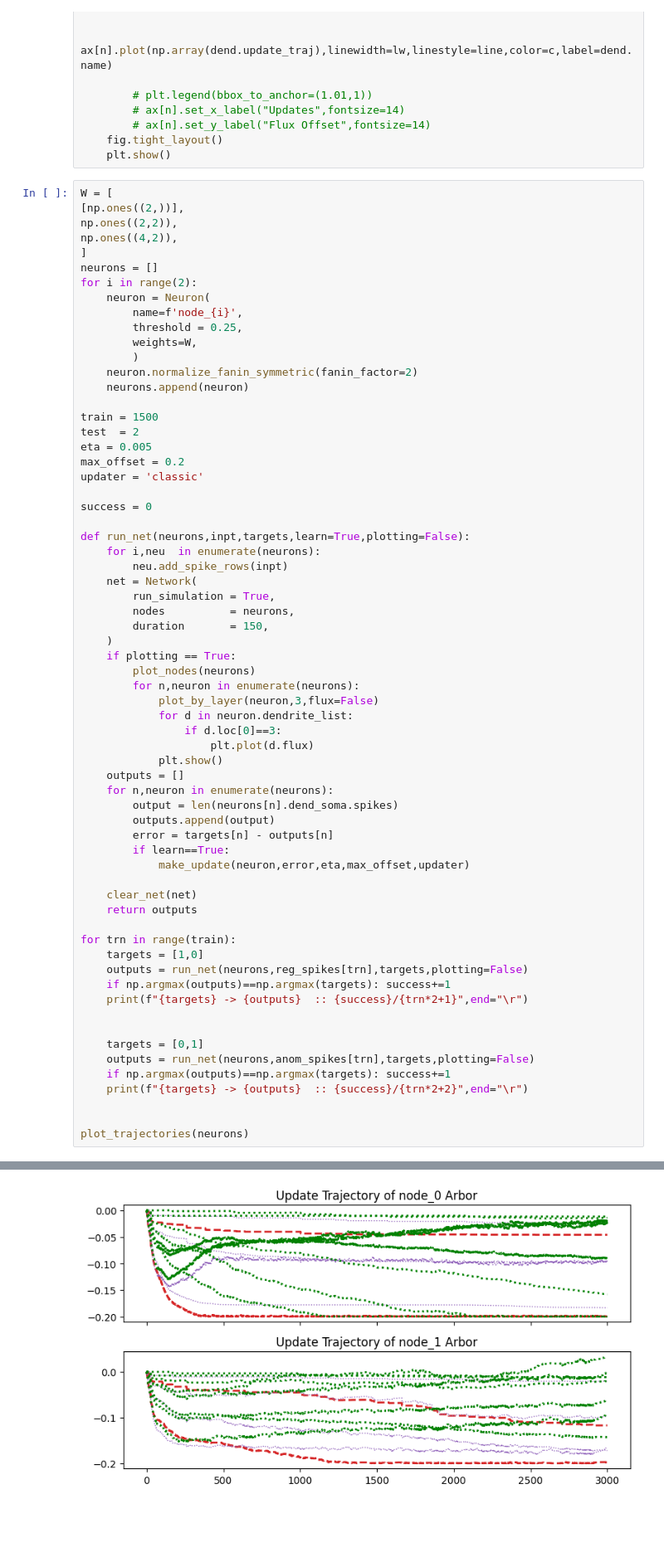
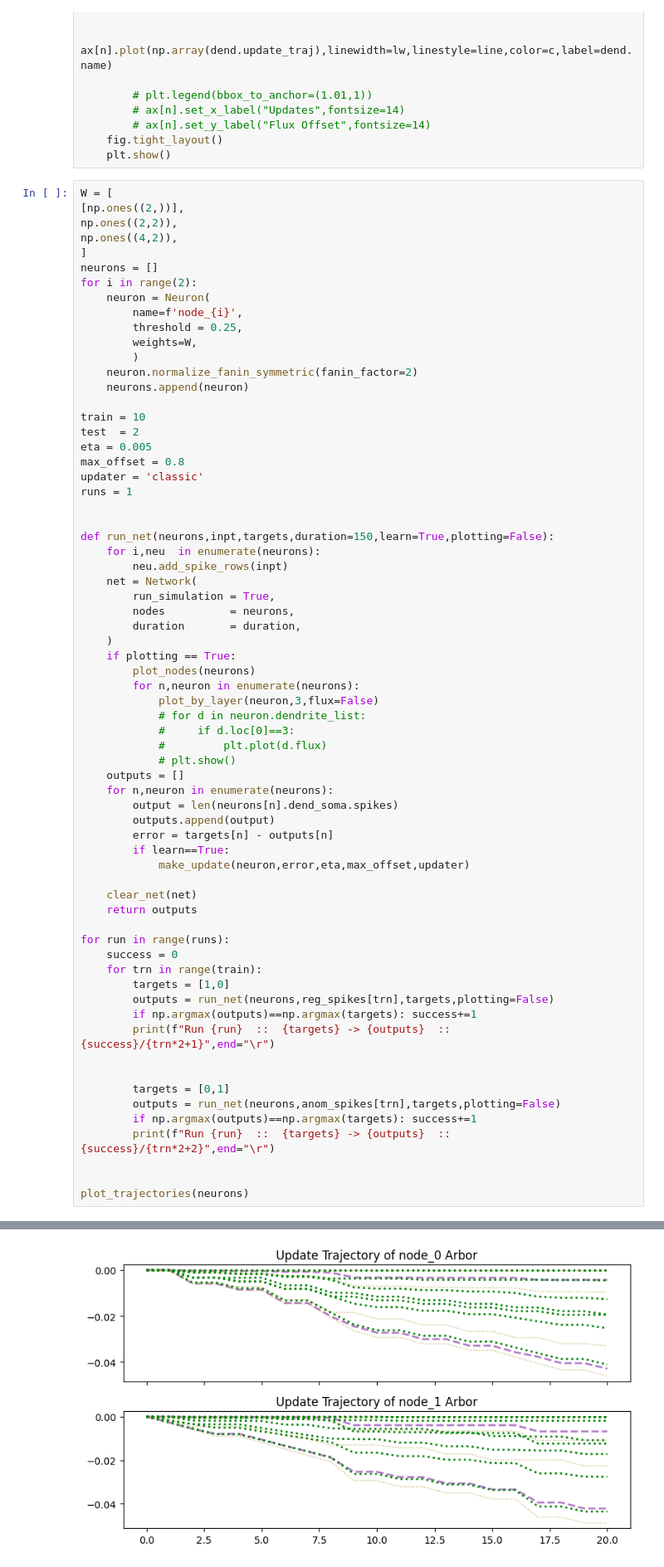
Before and after one commit to ryangitsit/slim_soens, a Jupyter notebook: experiments/ecg.ipynb, the cells around one changed output, grey strips where cells are left out. Shown at 83% size. Drawn from its saved outputs; the diff is of its cells as text; blank space fills up the shorter version.

```diff
--- a/experiments/ecg.ipynb
+++ b/experiments/ecg.ipynb
@@ -223,30 +223,30 @@ for i in range(2):
     neuron.normalize_fanin_symmetric(fanin_factor=2)
     neurons.append(neuron)
 
-train = 1500
+train = 10
 test  = 2
 eta = 0.005
-max_offset = 0.2
+max_offset = 0.8
 updater = 'classic'
+runs = 1
 
-success = 0
 
-def run_net(neurons,inpt,targets,learn=True,plotting=False):
+def run_net(neurons,inpt,targets,duration=150,learn=True,plotting=False):
     for i,neu  in enumerate(neurons):
         neu.add_spike_rows(inpt)
     net = Network(
         run_simulation = True,
         nodes          = neurons,
-        duration       = 150,
+        duration       = duration,
     )
     if plotting == True:
         plot_nodes(neurons)
         for n,neuron in enumerate(neurons):
             plot_by_layer(neuron,3,flux=False)
-            for d in neuron.dendrite_list:
-                if d.loc[0]==3:
-                    plt.plot(d.flux)
-            plt.show()
+            # for d in neuron.dendrite_list:
+            #     if d.loc[0]==3:
+            #         plt.plot(d.flux)
+            # plt.show()
     outputs = []
     for n,neuron in enumerate(neurons):
         output = len(neurons[n].dend_soma.spikes)
@@ -258,17 +258,19 @@ def run_net(neurons,inpt,targets,learn=True,plotting=False):
     clear_net(net)
     return outputs
 
-for trn in range(train):
-    targets = [1,0]
-    outputs = run_net(neurons,reg_spikes[trn],targets,plotting=False)
-    if np.argmax(outputs)==np.argmax(targets): success+=1
-    print(f"{targets} -> {outputs}  :: {success}/{trn*2+1}",end="\r")
+for run in range(runs):
+    success = 0
+    for trn in range(train):
+        targets = [1,0]
+        outputs = run_net(neurons,reg_spikes[trn],targets,plotting=False)
+        if np.argmax(outputs)==np.argmax(targets): success+=1
+        print(f"Run {run}  ::  {targets} -> {outputs}  :: {success}/{trn*2+1}",end="\r")
 
 
-    targets = [0,1]
-    outputs = run_net(neurons,anom_spikes[trn],targets,plotting=False)
-    if np.argmax(outputs)==np.argmax(targets): success+=1
-    print(f"{targets} -> {outputs}  :: {success}/{trn*2+2}",end="\r")
+        targets = [0,1]
+        outputs = run_net(neurons,anom_spikes[trn],targets,plotting=False)
+        if np.argmax(outputs)==np.argmax(targets): success+=1
+        print(f"Run {run}  ::  {targets} -> {outputs}  ::  {success}/{trn*2+2}",end="\r")
 
 
 plot_trajectories(neurons)
@@ -277,4 +279,4 @@ plot_trajectories(neurons)
-[figure, old version]
+[figure, new version]
 # %%
 success=0
 seen = 0
```
Also changed, not shown: parts of 10 cells of this notebook, 1 other file.
